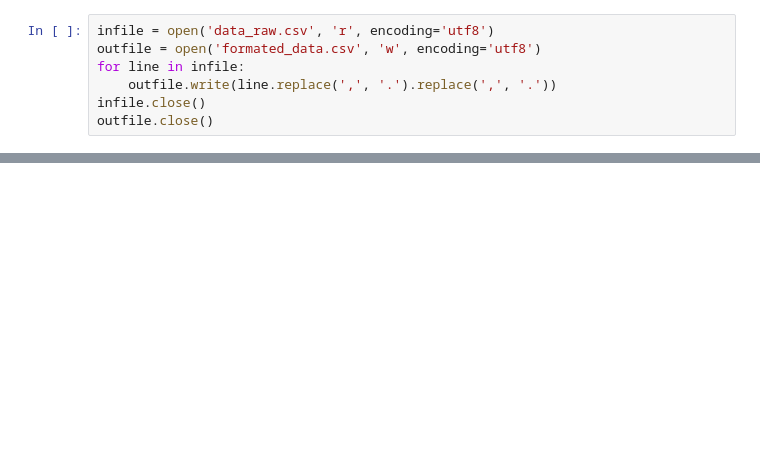
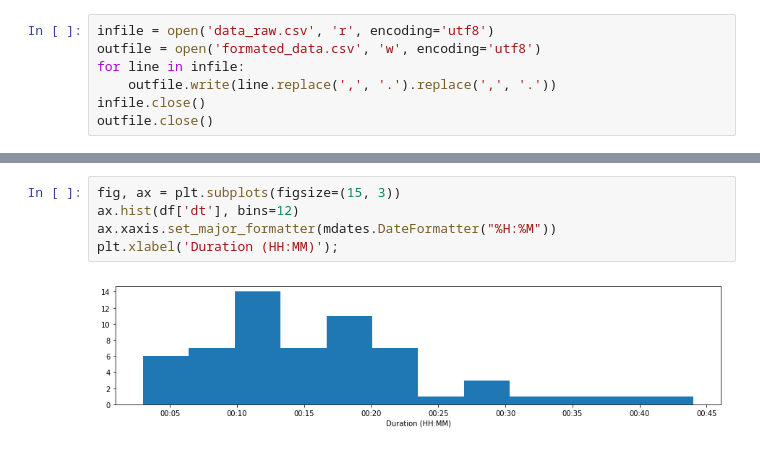
Before and after one commit to rmadar/mycar-statistics, a Jupyter notebook: DataExploration.ipynb, the cells around one changed output, grey strips where cells are left out. Drawn from its saved outputs; the diff is of its cells as text; blank space fills up the shorter version.

```diff
--- a/DataExploration.ipynb
+++ b/DataExploration.ipynb
@@ -33,0 +72,7 @@ plt.plot(df['d'], df['dt'], marker='o', linewidth=0);
+# %%
+fig, ax = plt.subplots(figsize=(15, 3))
+ax.hist(df['dt'], bins=12)
+ax.xaxis.set_major_formatter(mdates.DateFormatter("%H:%M"))
+plt.xlabel('Duration (HH:MM)');
+# %% [output]
+[figure, added]
```
Also changed, not shown: parts of 12 cells of this notebook.
